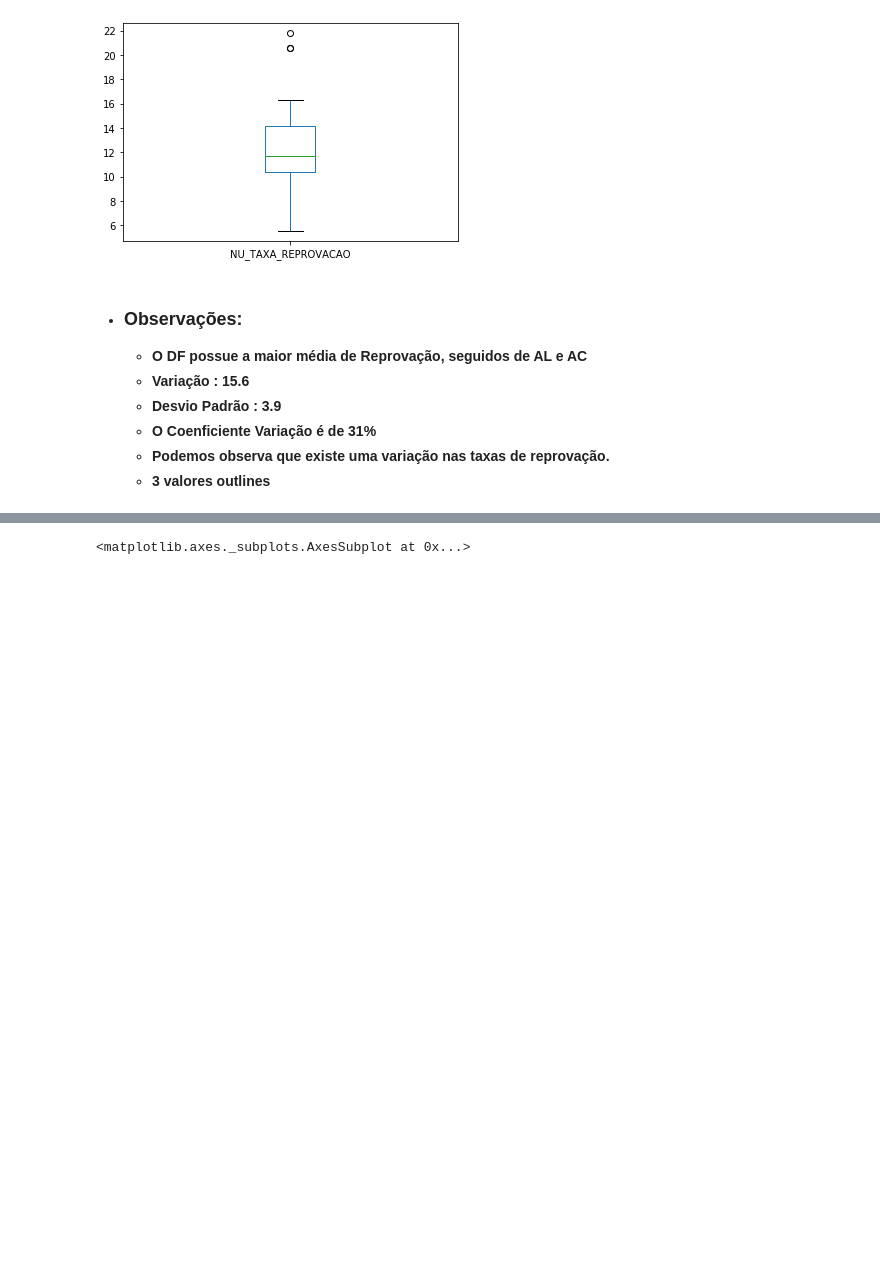
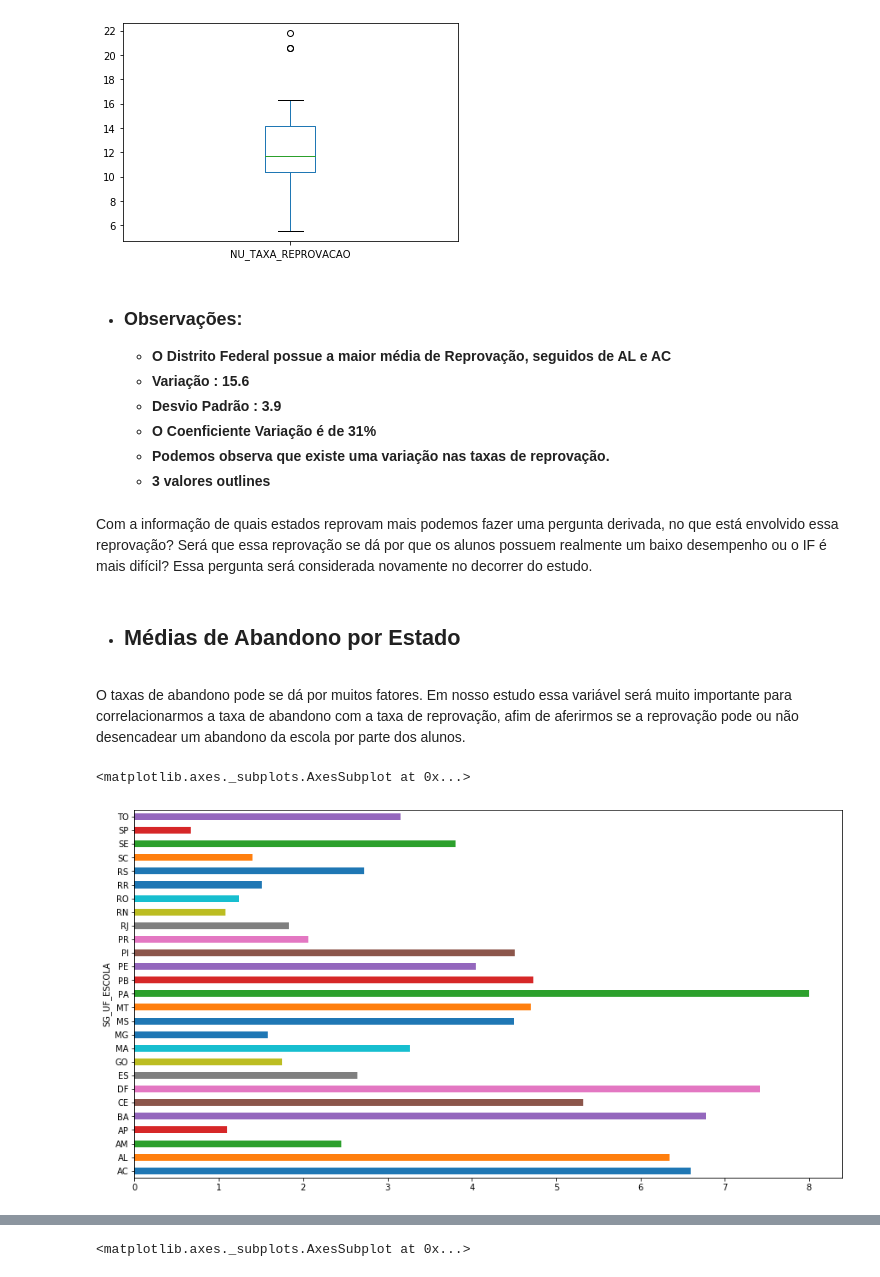
Before and after one commit to jhonatan2104/Project_Statistic_Enem, a Jupyter notebook: src/Análise estatística - Parte 1.ipynb, the cells around one changed output, grey strips where cells are left out. Cells and saved outputs as stored; diff of their text form; code cells hidden in the pictures; blank space fills up the shorter version.

Commit message:
Parte1/Descrição Informativa

```diff
--- a/src/Análise estatística - Parte 1.ipynb
+++ b/src/Análise estatística - Parte 1.ipynb
@@ -110,9 +94,22 @@ ser_media_repro_uf.plot.box()
 [figure]
 # %% [markdown]
 - ### Observações:
-    - **O DF possue a maior média de Reprovação, seguidos de AL e AC**
+    - **O Distrito Federal possue a maior média de Reprovação, seguidos de AL e AC**
     - **Variação : 15.6**
     - **Desvio Padrão : 3.9**
     - **O Coenficiente Variação é de 31%**
     - **Podemos observa que existe uma variação nas taxas de reprovação.**
     - **3 valores outlines**
+# %% [markdown]
+Com a informação de quais estados reprovam mais podemos fazer uma pergunta derivada, no que está envolvido essa reprovação? Será que essa reprovação se dá por que os alunos possuem realmente um baixo desempenho ou o IF é mais difícil? Essa pergunta será considerada novamente no decorrer do estudo.
+# %% [markdown]
+- ## Médias de Abandono por Estado
+# %% [markdown]
+O taxas de abandono pode se dá por muitos fatores. Em nosso estudo essa variável será muito importante para correlacionarmos a taxa de abandono com a taxa de reprovação, afim de aferirmos se a reprovação pode ou não desencadear um abandono da escola por parte dos alunos.
+# %%
+ser_media_abandono_uf = IFs.groupby(["SG_UF_ESCOLA"])["NU_TAXA_ABANDONO"].mean()
+# %%
+ser_media_abandono_uf.plot.barh(figsize=(15, 8))
+# %% [output]
+<matplotlib.axes._subplots.AxesSubplot at 0x...>
+[figure, added]
```
Also changed, not shown: parts of 47 cells of this notebook, 1 other file.
